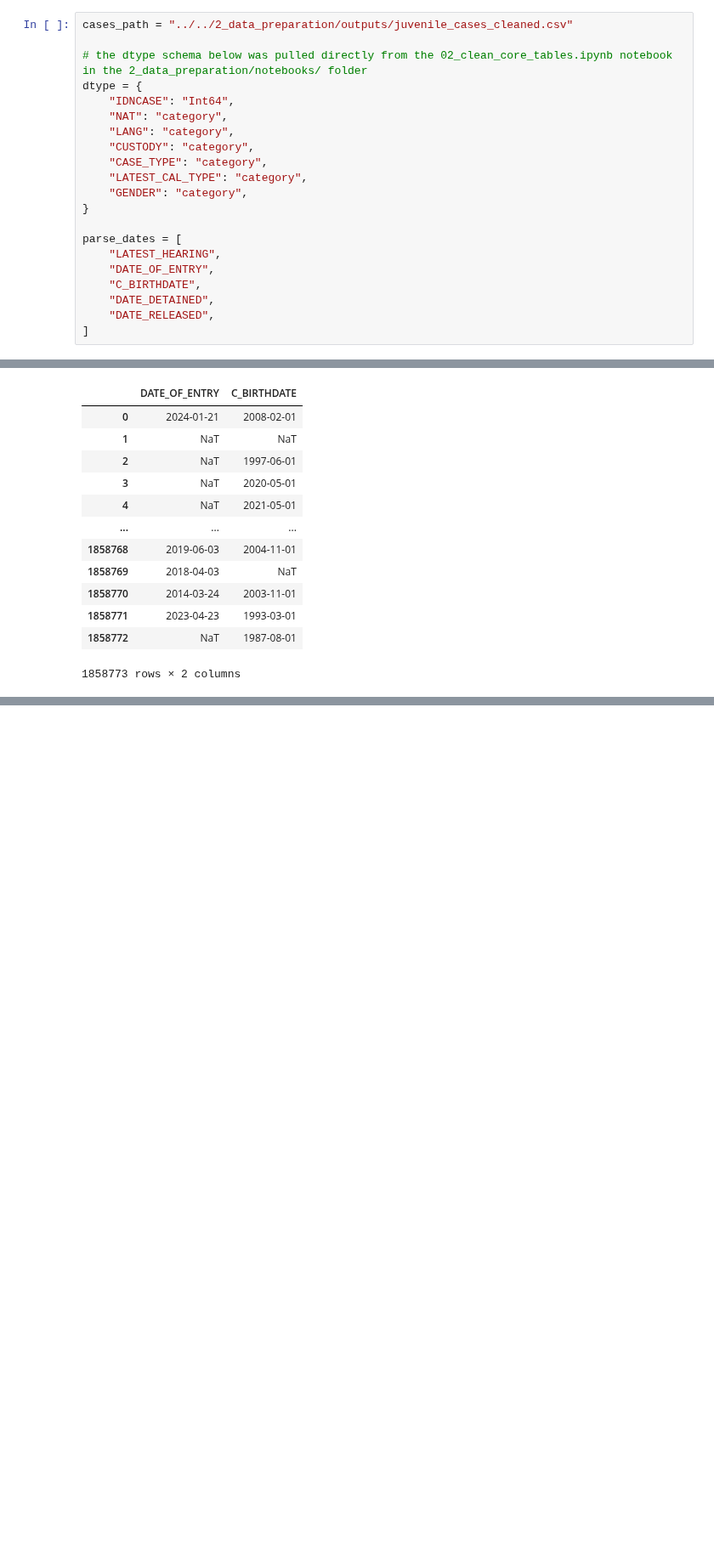
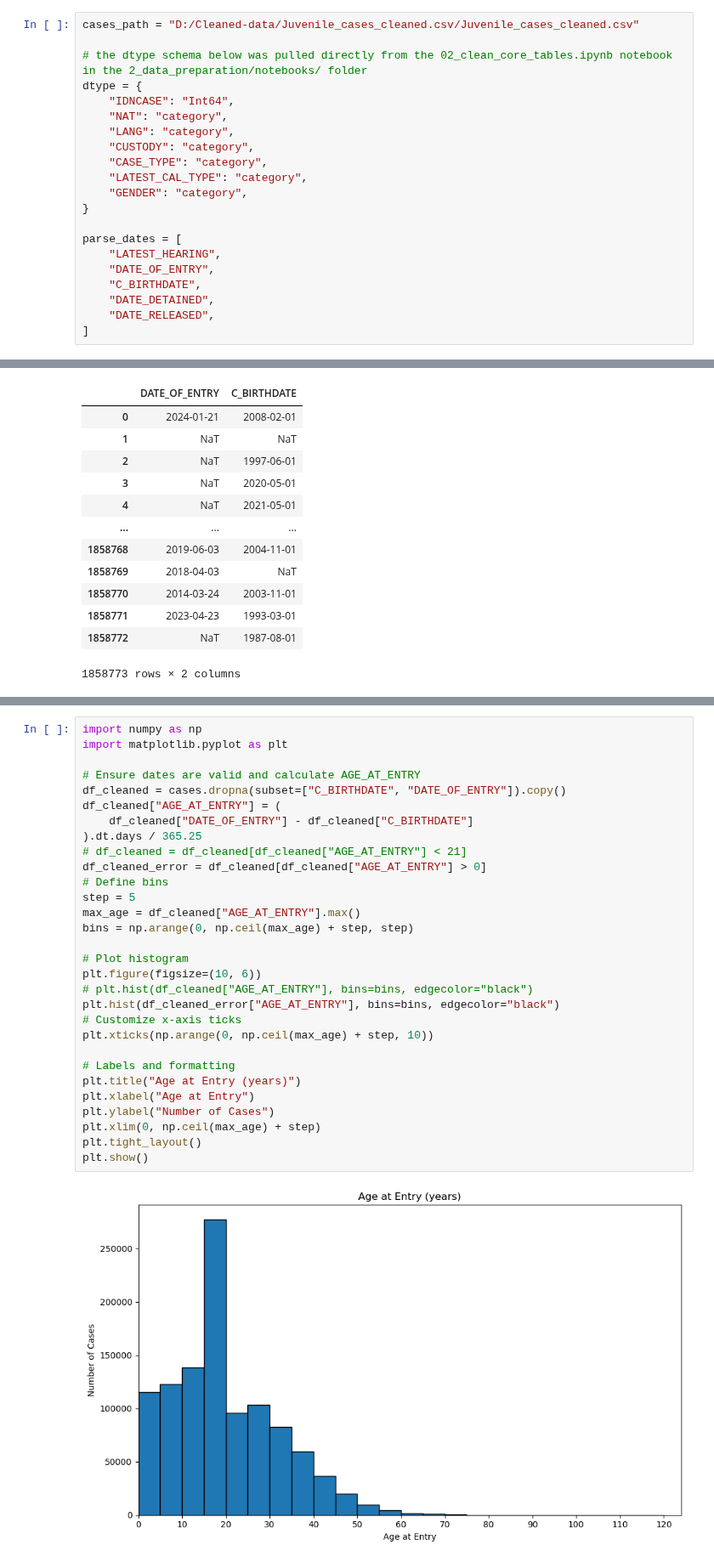
Before and after one commit to MIT-Emerging-Talent/ET6-CDSP-group-19-repo, a Jupyter notebook: 3_data_exploration/notebooks/03_eda_juvenile_cases.ipynb, the cells around one changed output, grey strips where cells are left out. Shown at 85% size. Saved outputs shown, nothing was run; the diff lists cells and outputs as text; blank space fills up the shorter version.

```diff
--- a/3_data_exploration/notebooks/03_eda_juvenile_cases.ipynb
+++ b/3_data_exploration/notebooks/03_eda_juvenile_cases.ipynb
@@ -200,7 +202,7 @@ The dataset includes the following columns:
 
 This table serves as the core source for analyzing case-level demographics, legal status, and custody timelines for juvenile immigration cases.
 # %%
-cases_path = "../../2_data_preparation/outputs/juvenile_cases_cleaned.csv"
+cases_path = "D:/Cleaned-data/Juvenile_cases_cleaned.csv/Juvenile_cases_cleaned.csv"
 
 # the dtype schema below was pulled directly from the 02_clean_core_tables.ipynb notebook in the 2_data_preparation/notebooks/ folder
 dtype = {
@@ -412,0 +414,32 @@ cases[["DATE_OF_ENTRY", "C_BIRTHDATE"]]
+# %%
+import numpy as np
+import matplotlib.pyplot as plt
+
+# Ensure dates are valid and calculate AGE_AT_ENTRY
+df_cleaned = cases.dropna(subset=["C_BIRTHDATE", "DATE_OF_ENTRY"]).copy()
+df_cleaned["AGE_AT_ENTRY"] = (
+    df_cleaned["DATE_OF_ENTRY"] - df_cleaned["C_BIRTHDATE"]
+).dt.days / 365.25
+# df_cleaned = df_cleaned[df_cleaned["AGE_AT_ENTRY"] < 21]
+df_cleaned_error = df_cleaned[df_cleaned["AGE_AT_ENTRY"] > 0]
+# Define bins
+step = 5
+max_age = df_cleaned["AGE_AT_ENTRY"].max()
+bins = np.arange(0, np.ceil(max_age) + step, step)
+
+# Plot histogram
+plt.figure(figsize=(10, 6))
+# plt.hist(df_cleaned["AGE_AT_ENTRY"], bins=bins, edgecolor="black")
+plt.hist(df_cleaned_error["AGE_AT_ENTRY"], bins=bins, edgecolor="black")
+# Customize x-axis ticks
+plt.xticks(np.arange(0, np.ceil(max_age) + step, 10))
+
+# Labels and formatting
+plt.title("Age at Entry (years)")
+plt.xlabel("Age at Entry")
+plt.ylabel("Number of Cases")
+plt.xlim(0, np.ceil(max_age) + step)
+plt.tight_layout()
+plt.show()
+# %% [output]
+[figure, added]
```
Also changed, not shown: parts of 27 cells of this notebook.
